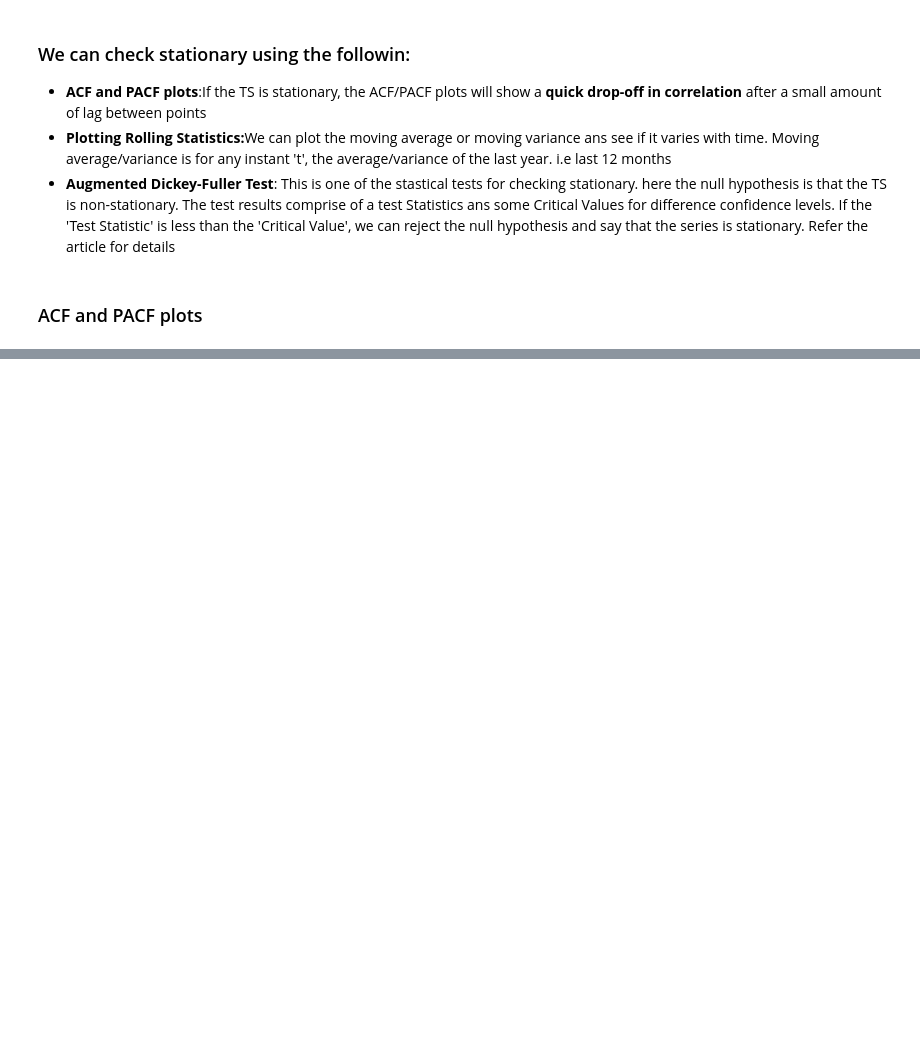
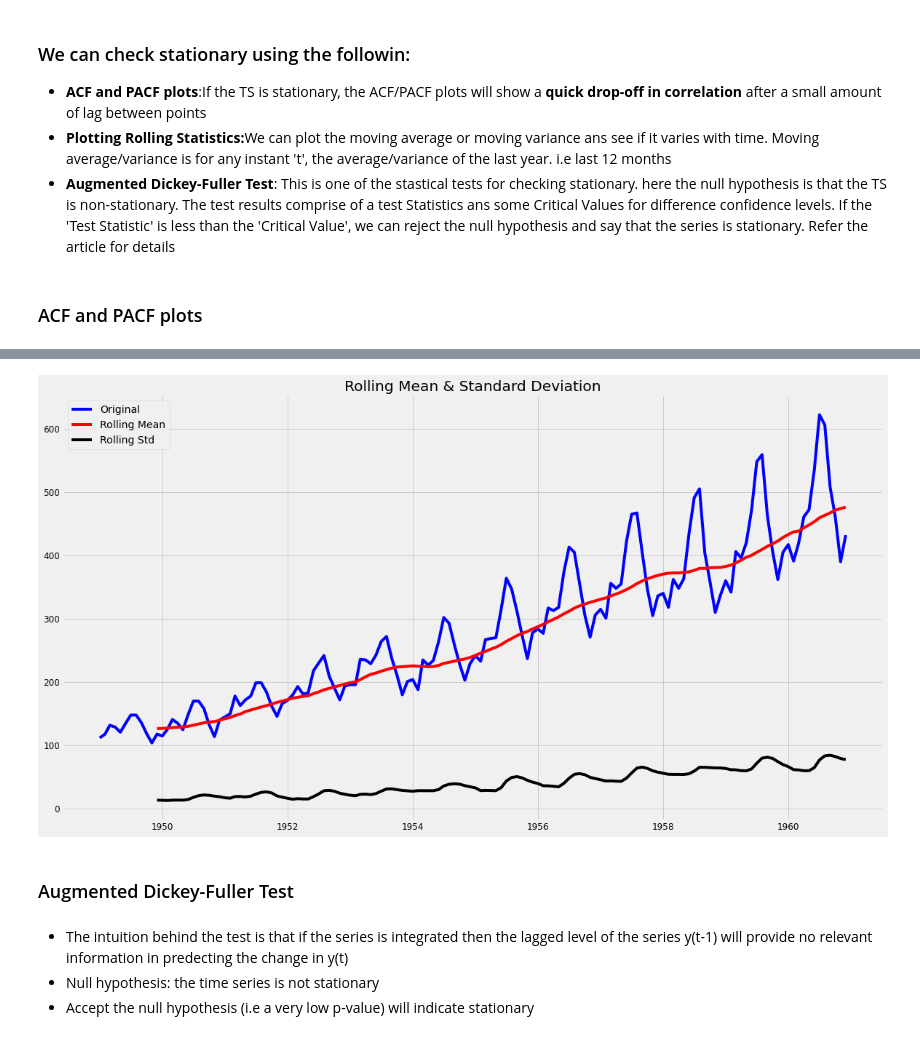
Before and after one commit to melwinmpk/python_datascience, a Jupyter notebook: ML/Time Series Analysis and Forcasting in Python.ipynb, the cells around one changed output, grey strips where cells are left out. Saved outputs shown, nothing was run; the diff lists cells and outputs as text; code cells hidden in the pictures; blank space fills up the shorter version.

```diff
--- a/ML/Time Series Analysis and Forcasting in Python.ipynb
+++ b/ML/Time Series Analysis and Forcasting in Python.ipynb
@@ -215,0 +246,17 @@ y.plot(figsize=(15, 6))
+# %%
+# Determining rolling statistics
+rolmean = y.rolling(window=12).mean()
+# pd.rolling_mean(y, window=12)
+rolstd = y.rolling(window=12).std()
+# pd.rolling_std(y, window=12)
+
+
+#Plot rolling statistics
+orig = plt.plot(y, color='blue',label='Original')
+mean = plt.plot(rolmean, color='red', label='Rolling Mean')
+std  = plt.plot(rolstd, color='black', label = 'Rolling Std')
+plt.legend(loc='best')
+plt.title('Rolling Mean & Standard Deviation')
+plt.show(block=False)
+# %% [output]
+[figure, added]
@@ -215,0 +265,8 @@ y.plot(figsize=(15, 6))
+# %% [markdown]
+### Augmented Dickey-Fuller Test
+# %% [markdown]
+<ul>
+    <li>The intuition behind the test is that if the series is integrated then the lagged level of the series y(t-1) will provide no relevant information in predecting the change in y(t)</li>
+    <li>Null hypothesis: the time series is not stationary</li>
+    <li>Accept the null hypothesis (i.e a very low p-value) will indicate stationary</li>
+</ul>
```
Also changed, not shown: parts of 35 cells of this notebook, 1 other file.
